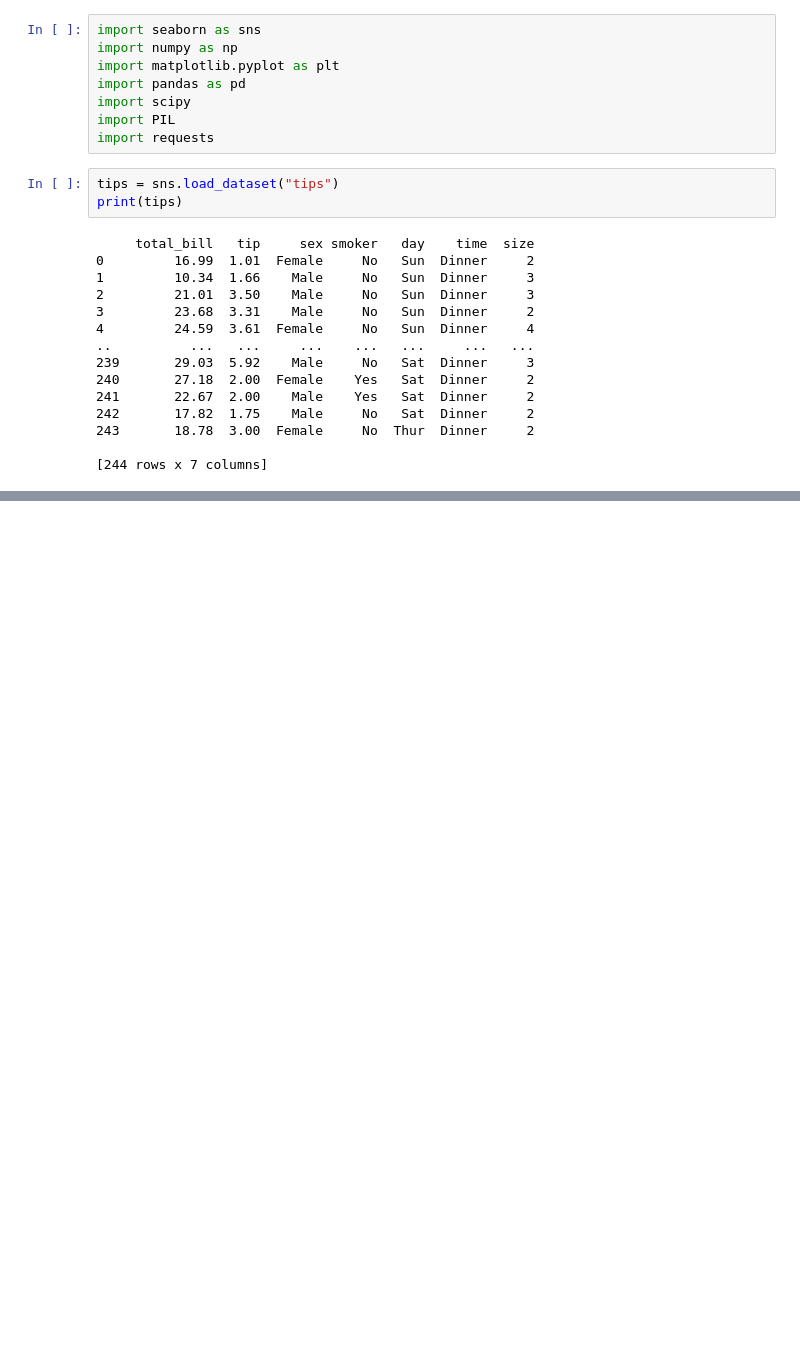
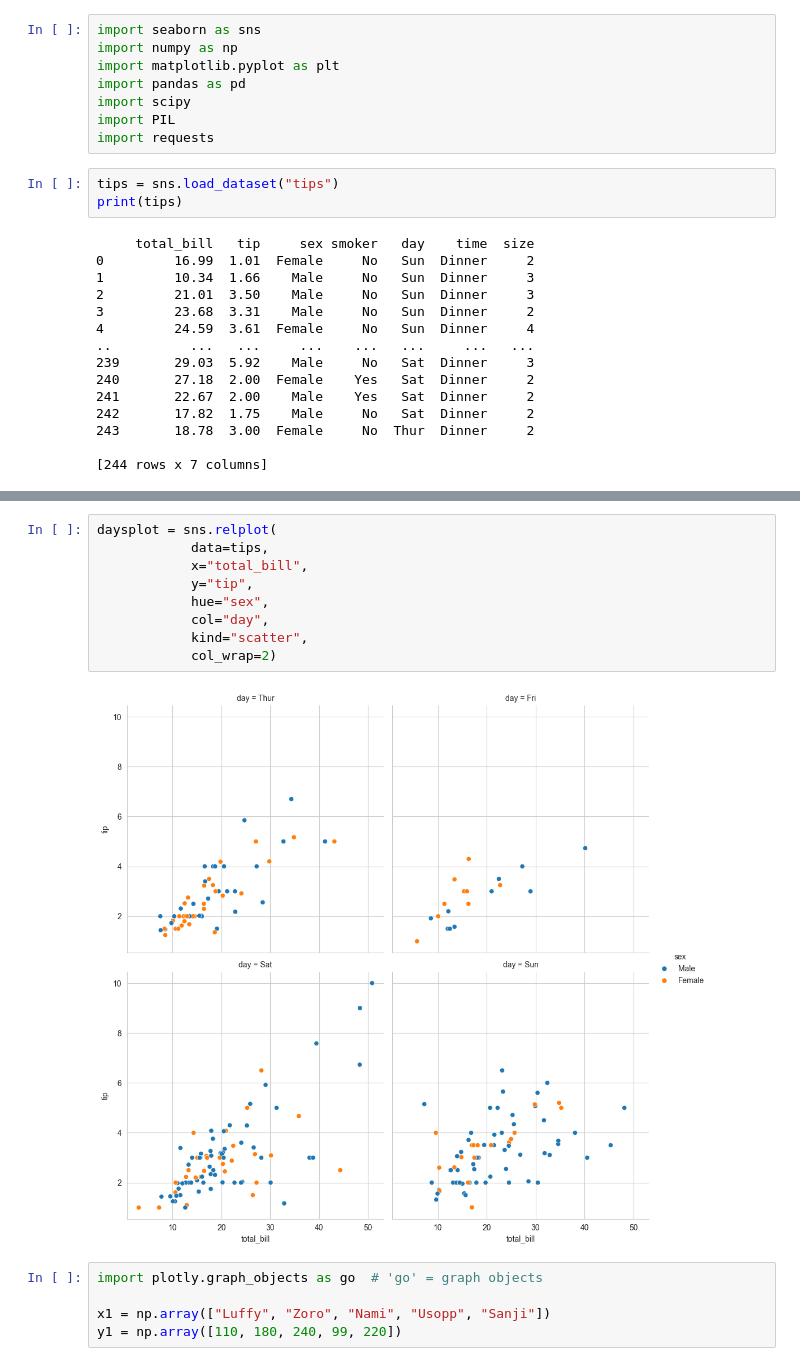
Before and after one commit to lsteine49/visualization, a Jupyter notebook: 02_activities/assignments/participation/assignment-1-code-29jan26.ipynb, the cells around one changed output, grey strips where cells are left out. Saved outputs shown, nothing was run; the diff lists cells and outputs as text; blank space fills up the shorter version.

```diff
--- a/02_activities/assignments/participation/assignment-1-code-29jan26.ipynb
+++ b/02_activities/assignments/participation/assignment-1-code-29jan26.ipynb
@@ -49,0 +82,16 @@ tipgraph.set(title='Tips vs. Total Bill',
+# %%
+daysplot = sns.relplot(
+            data=tips,
+            x="total_bill",
+            y="tip",
+            hue="sex",
+            col="day",
+            kind="scatter",
+            col_wrap=2)
+# %% [output]
+[figure, added]
+# %%
+import plotly.graph_objects as go  # 'go' = graph objects
+
+x1 = np.array(["Luffy", "Zoro", "Nami", "Usopp", "Sanji"])
+y1 = np.array([110, 180, 240, 99, 220])
```
Also changed, not shown: parts of 13 cells of this notebook.
